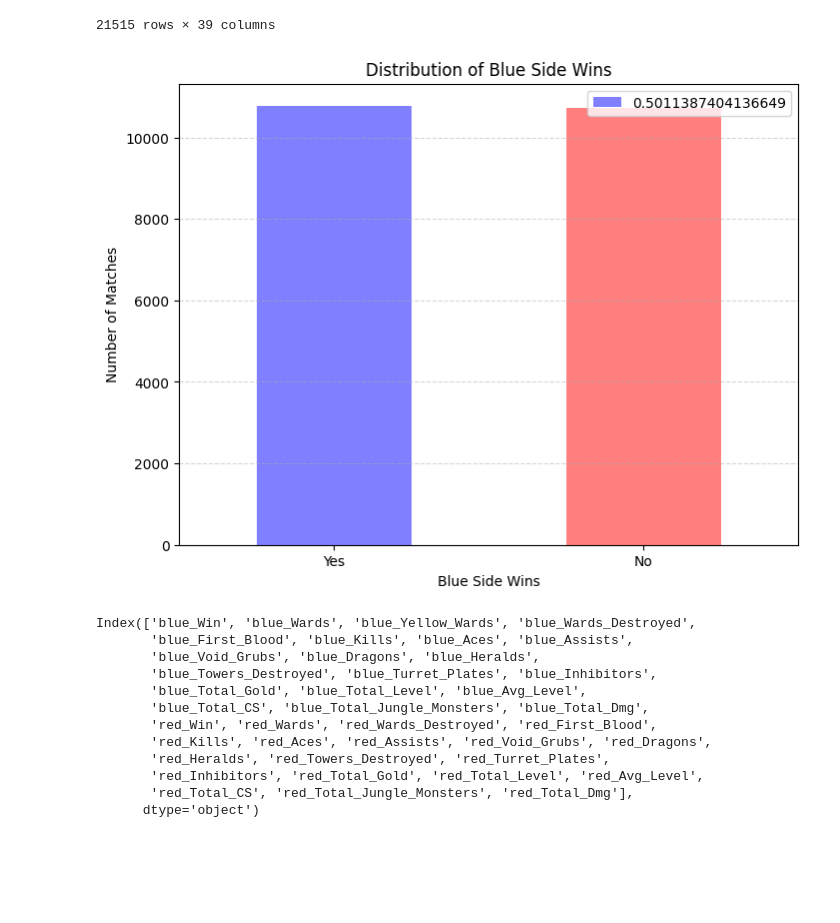
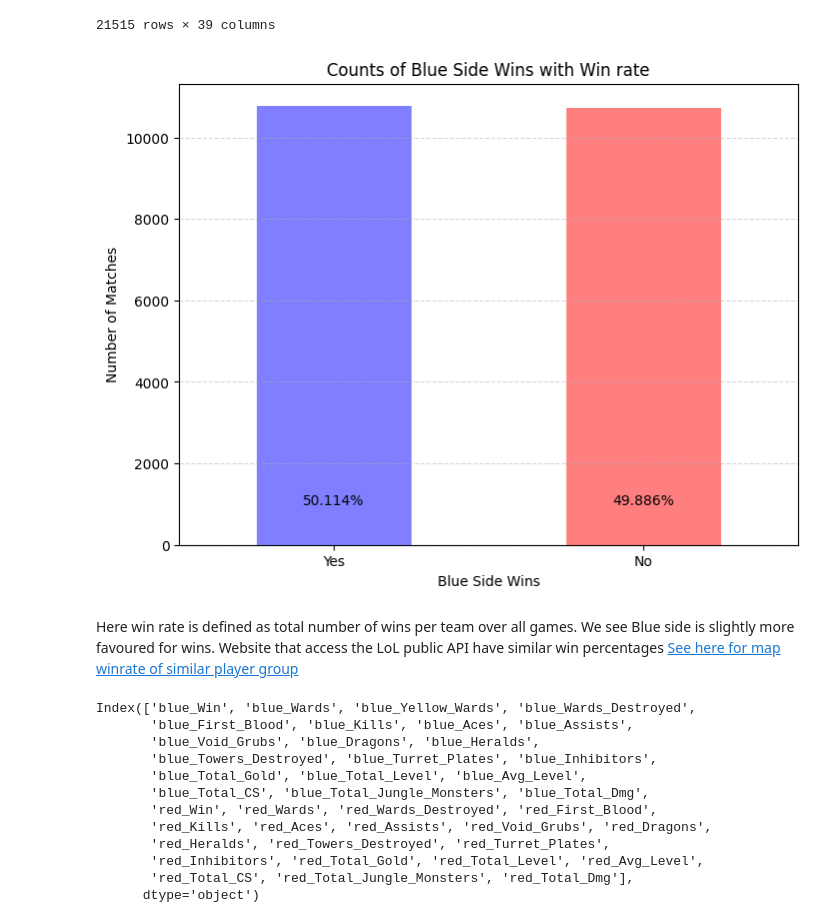
Before and after one commit to MantisShrimp2/Machine-Learning-for-Astro, a Jupyter notebook: Mini Project/ML_miniproject.ipynb, the cells around one changed output. Saved outputs shown, nothing was run; the diff lists cells and outputs as text; code cells hidden in the pictures; blank space fills up the shorter version.

```diff
--- a/Mini Project/ML_miniproject.ipynb
+++ b/Mini Project/ML_miniproject.ipynb
@@ -129,24 +133,27 @@ league_clean
 # %%
 match_outcome = league_clean['blue_Win']
 
 blue_side_wins = match_outcome.value_counts()
 #show win percenta
 b_win_percent = blue_side_wins[1.0]/(len(match_outcome))
-r_win_percent = blue_side_wins[1.0]/len(match_outcome)
+r_win_percent = blue_side_wins[0.0]/len(match_outcome)
 #i asked chatgpt for a plotting template here
 # Plotting the bar chart
 plt.figure(figsize=(8, 6))
 blue_side_wins.plot(kind='bar', color=['blue', 'red'], alpha=0.5)
-plt.title('Distribution of Blue Side Wins')
+plt.title('Counts of Blue Side Wins with Win rate')
 plt.xlabel('Blue Side Wins')
 plt.ylabel('Number of Matches')
 plt.xticks([0, 1], ['Yes', 'No'], rotation=0)
 plt.grid(axis='y', linestyle='--', alpha=0.5)
-#fix
-plt.legend([b_win_percent,r_win_percent])
+
+plt.text(x=-0.10, y = 1000, s=f"{b_win_percent*100:.3f}"+'%')
+plt.text(x=0.9, y = 1000, s=f"{r_win_percent*100:.3f}"+'%')
 plt.show()
 # %% [output]
-[figure, old version]
+[figure, new version]
+# %% [markdown]
+Here win rate is defined as total number of wins per team over all games. We see Blue side is slightly more favoured for wins. Website that access the LoL public API have similar win percentages [See here for map winrate of similar player group](https://www.leagueofgraphs.com/stats/blue-vs-red/na/diamond/short)
 # %%
 league_clean.keys()
 # %% [output]
```
Also changed, not shown: parts of 21 cells of this notebook.
